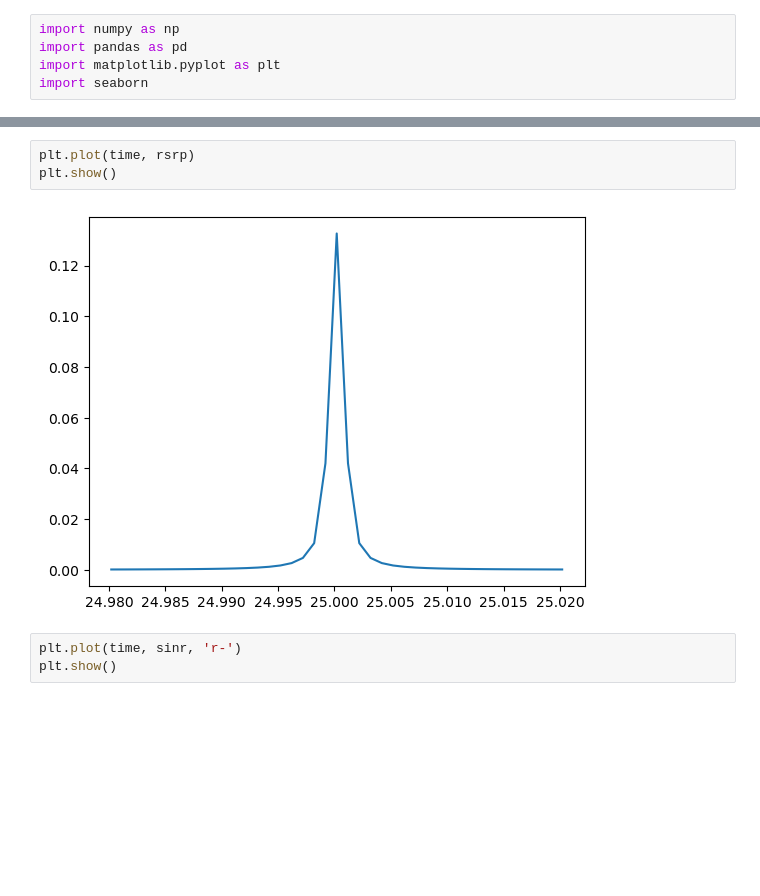
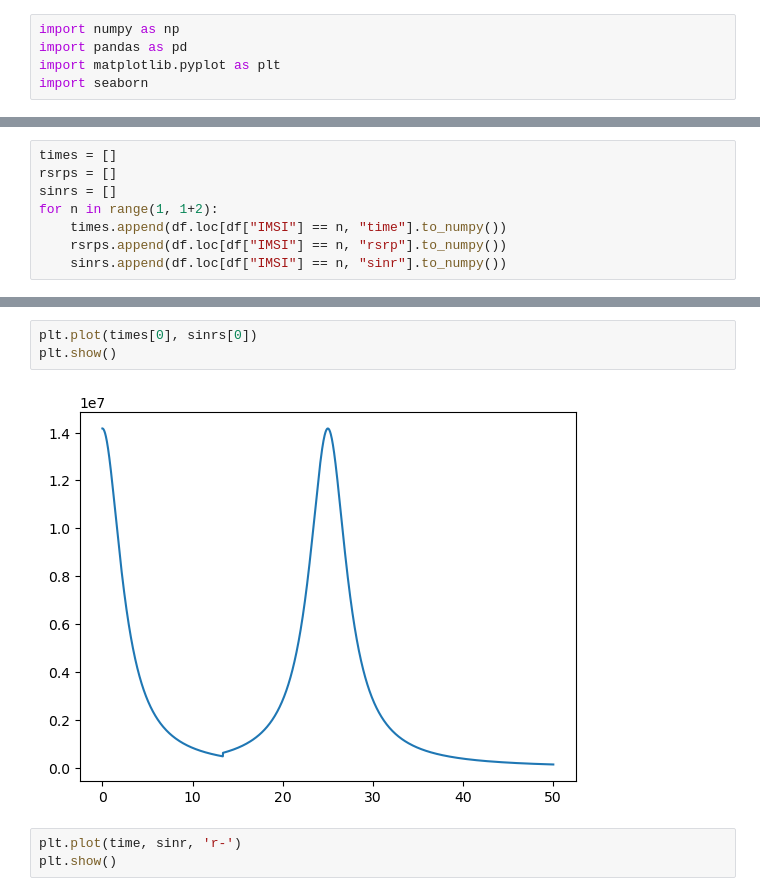
Before and after one commit to 62subinh/ns3-working, a Jupyter notebook: ns-3.37/stats.ipynb, the cells around one changed output, grey strips where cells are left out. Drawn from its saved outputs; the diff is of its cells as text; blank space fills up the shorter version.

```diff
--- a/ns-3.37/stats.ipynb
+++ b/ns-3.37/stats.ipynb
@@ -18,0 +29,8 @@ sinr = df.loc[:, "sinr"].to_numpy()
+# %%
+times = []
+rsrps = []
+sinrs = []
+for n in range(1, 1+2):
+    times.append(df.loc[df["IMSI"] == n, "time"].to_numpy())
+    rsrps.append(df.loc[df["IMSI"] == n, "rsrp"].to_numpy())
+    sinrs.append(df.loc[df["IMSI"] == n, "sinr"].to_numpy())
@@ -19,8 +84,8 @@ sinr = df.loc[:, "sinr"].to_numpy()
 # %%
-plt.plot(time, rsrp)
+plt.plot(times[0], sinrs[0])
 plt.show()
 # %% [output]
-[figure, old version]
+[figure, new version]
 # %%
 plt.plot(time, sinr, 'r-')
 plt.show()
```
Also changed, not shown: parts of 10 cells of this notebook, 4 other files.
